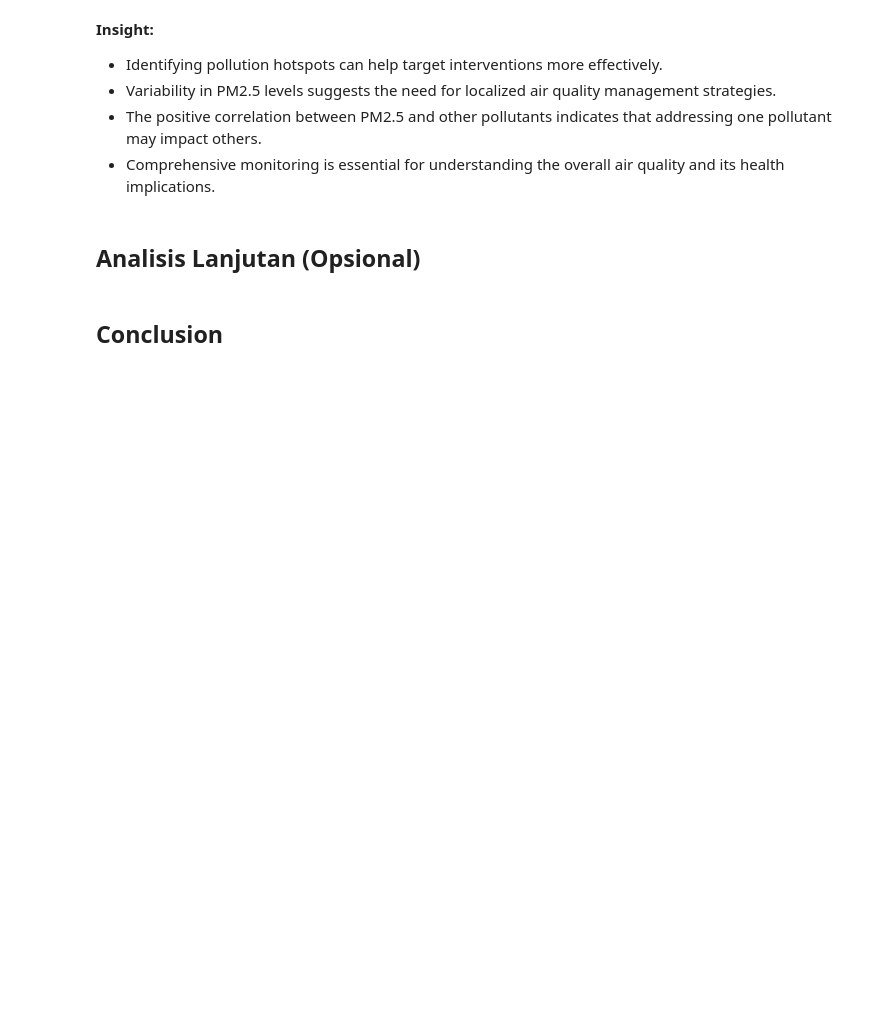
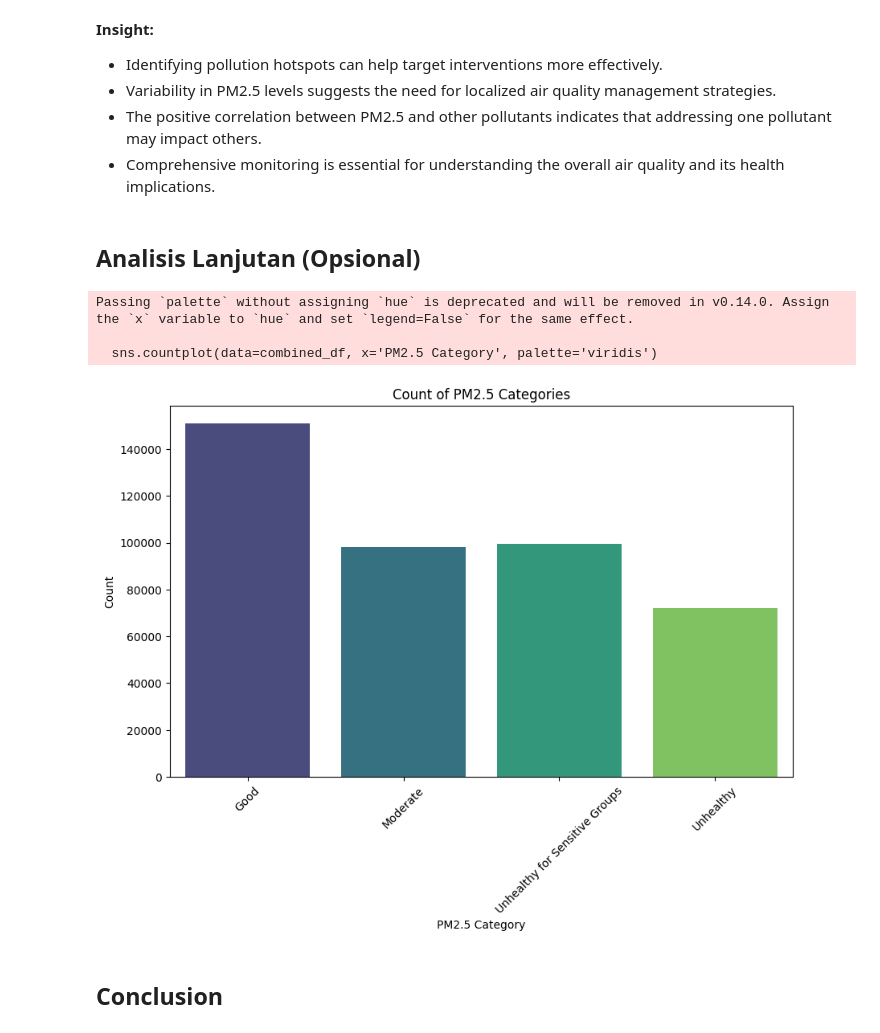
Before and after one commit to danaffani/AirQualityStreamlit, a Jupyter notebook: notebook.ipynb, the cells around one changed output. Saved outputs shown, nothing was run; the diff lists cells and outputs as text; code cells hidden in the pictures; blank space fills up the shorter version.

```diff
--- a/notebook.ipynb
+++ b/notebook.ipynb
@@ -227,6 +227,31 @@ plt.show()
 - Comprehensive monitoring is essential for understanding the overall air quality and its health implications.
 # %% [markdown]
 ## Analisis Lanjutan (Opsional)
+# %%
+def categorize_pm25(value):
+    if value < 35:
+        return 'Good'
+    elif value < 75:
+        return 'Moderate'
+    elif value < 150:
+        return 'Unhealthy for Sensitive Groups'
+    else:
+        return 'Unhealthy'
+
+combined_df['PM2.5 Category'] = combined_df['PM2.5'].apply(categorize_pm25)
+
+plt.figure(figsize=(10, 6))
+sns.countplot(data=combined_df, x='PM2.5 Category', palette='viridis')
+plt.title('Count of PM2.5 Categories')
+plt.xlabel('PM2.5 Category')
+plt.ylabel('Count')
+plt.xticks(rotation=45)
+plt.show()
+# %% [output]
+Passing `palette` without assigning `hue` is deprecated and will be removed in v0.14.0. Assign the `x` variable to `hue` and set `legend=False` for the same effect.
+
+  sns.countplot(data=combined_df, x='PM2.5 Category', palette='viridis')
+[figure, added]
 # %% [markdown]
 ## Conclusion
 # %% [markdown]
```
Also changed, not shown: parts of 1 cell of this notebook, 1 other file.
